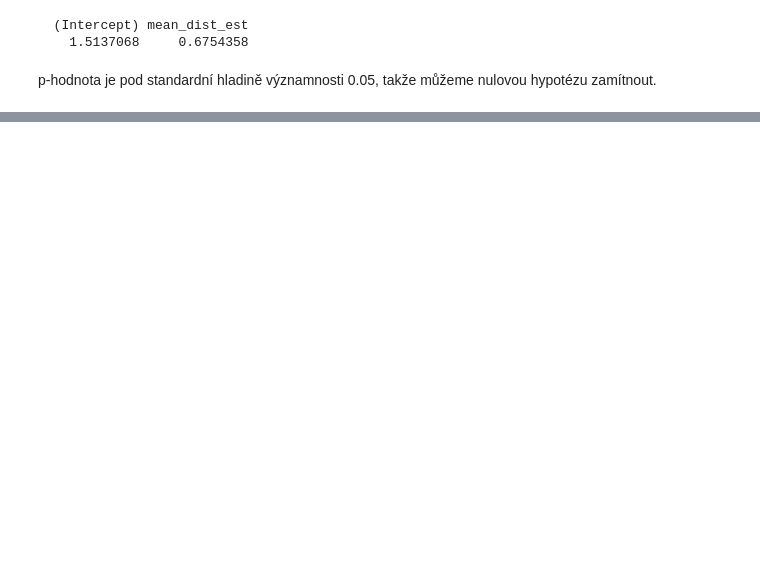
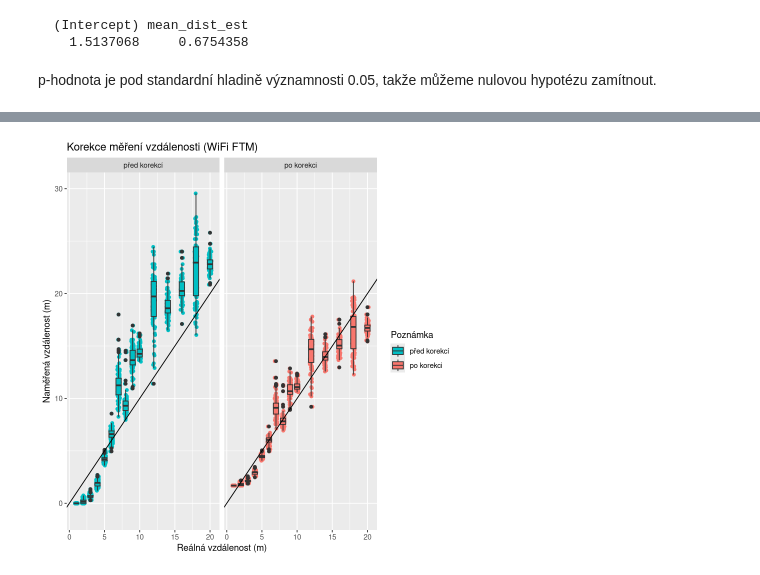
Before and after one commit to danielkurek/imf, a Jupyter notebook: distance-analysis/ftm_stat.ipynb, the cells around one changed output, grey strips where cells are left out. Drawn from its saved outputs; the diff is of its cells as text; code cells hidden in the pictures; blank space fills up the shorter version.

Commit message:
[text] ch2 add linear regression + regenerate imgs

```diff
--- a/distance-analysis/ftm_stat.ipynb
+++ b/distance-analysis/ftm_stat.ipynb
@@ -194,0 +226,29 @@ p-hodnota je pod standardní hladině významnosti 0.05, takže můžeme nulovou
+# %%
+data_regression <- data
+data_regression$note = "před korekcí"
+tmp_data <- data
+tmp_data$dist_est = 1.687536 + 0.659338*tmp_data$dist_est
+tmp_data$note = "po korekci"
+data_regression <- rbind(data_regression, tmp_data)
+# %%
+data_regression %>%
+  mutate(factor(note, c("před korekcí", "po korekci"))) %>%
+  ggplot(aes(x=measurement_dist, y=dist_est, group=measurement_dist, fill=note)) +
+  # geom_point(aes(x=measurement_dist, y=mean_dist_est), color="black", shape=2, data = data_sd) +
+  geom_jitter(aes(color=note), width=0.2) +
+  geom_boxplot() +
+  geom_abline() +
+  # geom_smooth(method="lm", se=FALSE) +
+  ylim(-1,30) +
+  # scale_y_continuous(breaks = 1:30) +
+  # scale_x_continuous(breaks = 1:20) +
+  ggtitle("Korekce měření vzdálenosti (WiFi FTM)") +
+  xlab("Reálná vzdálenost (m)") +
+  ylab("Naměřená vzdálenost (m)") +
+  facet_wrap(~factor(note, c("před korekcí", "po korekci"))) +
+  scale_fill_discrete(breaks=c("před korekcí", "po korekci")) +
+  scale_color_discrete(breaks=c("před korekcí", "po korekci")) +
+  labs(fill="Poznámka", color="Poznámka")
+ggsave("out/ftm_linear_model_compare.pdf", height = 10, width = 15, units = "cm", dpi = 450, create.dir = TRUE)
+# %% [output]
+[figure, added]
```
Also changed, not shown: parts of 5 cells of this notebook.
